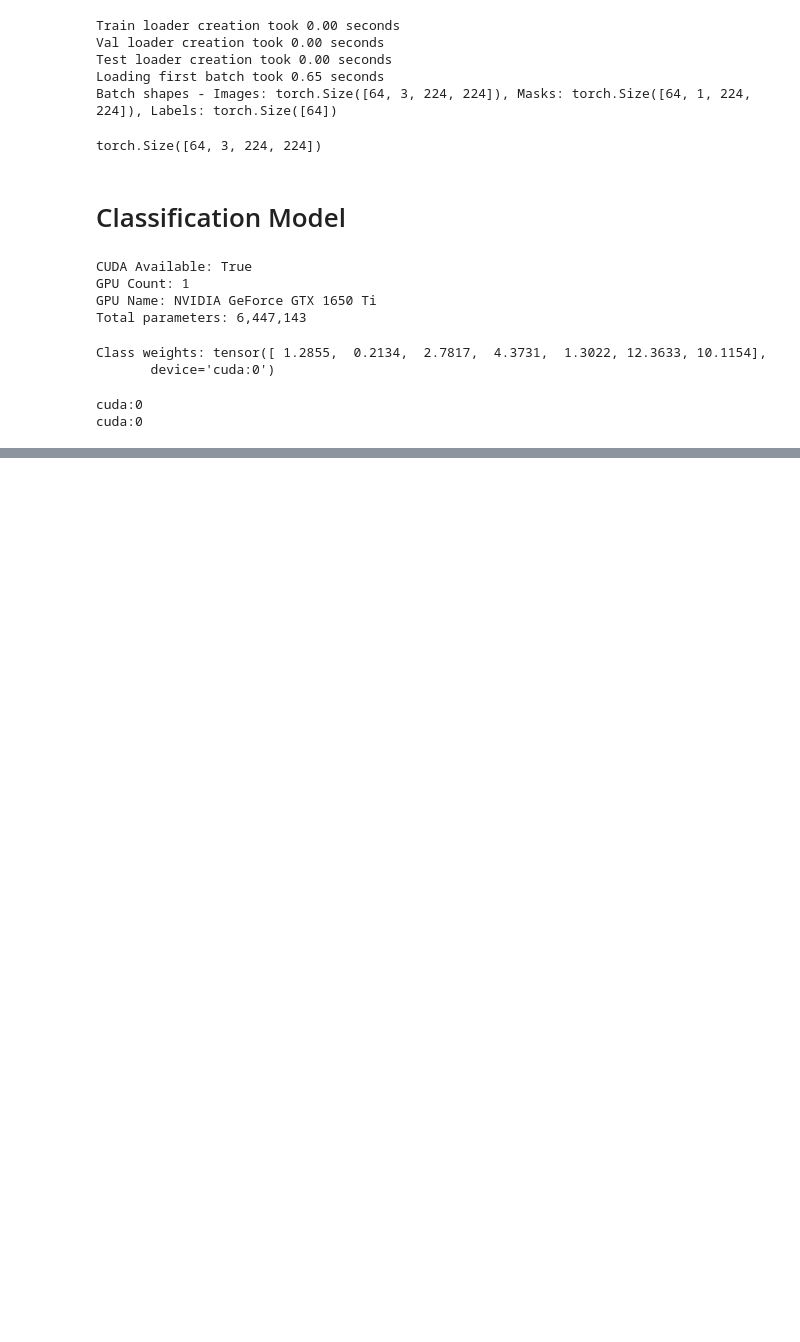
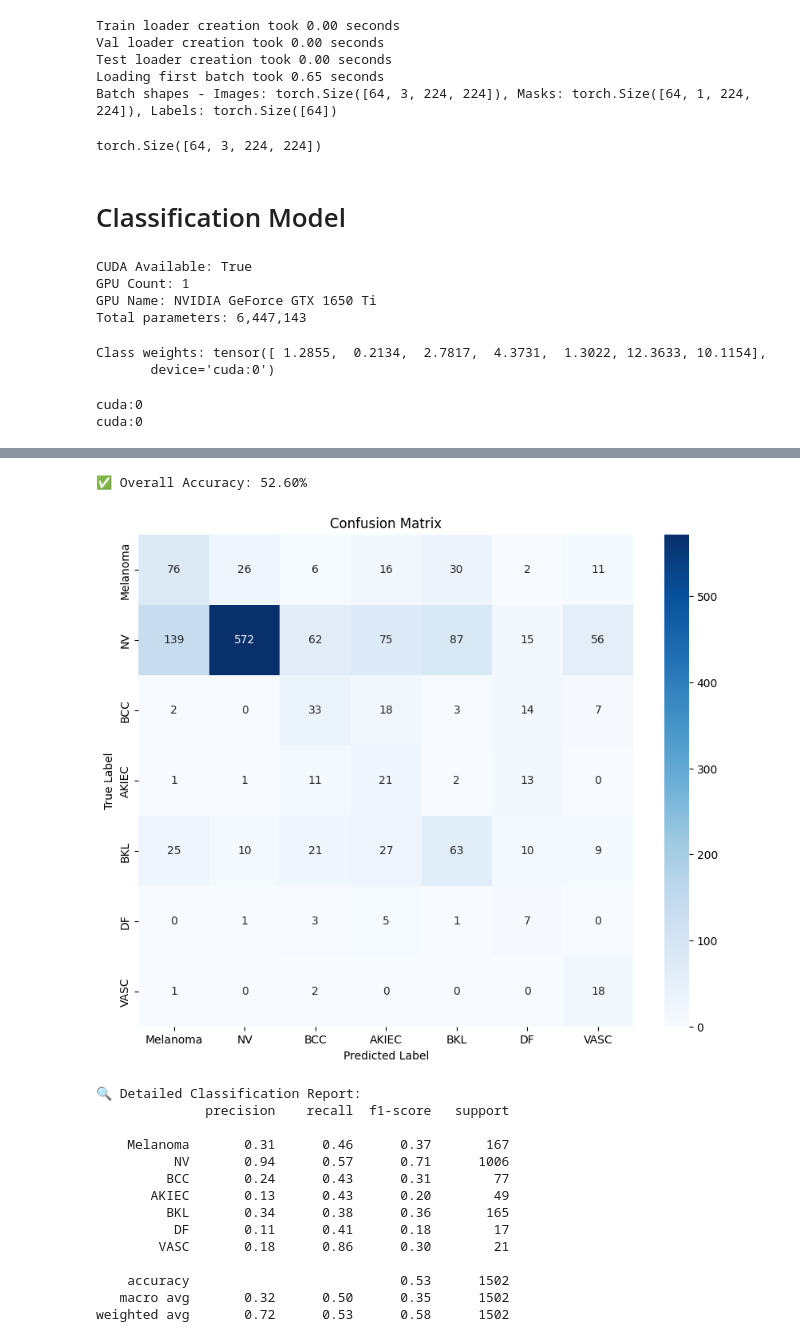
Before and after one commit to AhmedSamir423/Skin-Cancer-Classification-and-Segmentation, a Jupyter notebook: SkinCancerProject.ipynb, the cells around one changed output, grey strips where cells are left out. Cells and saved outputs as stored; diff of their text form; code cells hidden in the pictures; blank space fills up the shorter version.

Commit message:
test4

```diff
--- a/SkinCancerProject.ipynb
+++ b/SkinCancerProject.ipynb
@@ -494,7 +496,7 @@ import torch.optim as optim
 criterion = nn.CrossEntropyLoss(weight=class_weights)  # Scoring system that uses the weights
 
 # Method to help the model learn with L2 regularization (weight_decay)
-optimizer = optim.Adam(model.parameters(), lr=0.001, weight_decay=0.001)  # Adding L2 regularization (weight_decay)
+optimizer = optim.Adam(model.parameters(), lr=0.001, weight_decay=0.005)  # Adding L2 regularization (weight_decay)
 
 # Teach the model for 10 rounds
 num_epochs = 10
@@ -536,0 +555,57 @@ for epoch in range(num_epochs):
+# %%
+def test_model(model, test_loader, class_names, device):
+    model.eval()
+    all_preds = []
+    all_labels = []
+
+    with torch.no_grad():
+        for images, _, labels in test_loader:
+            images = images.to(device)
+            labels = labels.to(device)
+
+            outputs = model(images)
+            _, predicted = torch.max(outputs, 1)
+
+            all_preds.extend(predicted.cpu().numpy())
+            all_labels.extend(labels.cpu().numpy())
+
+    # Convert to numpy arrays
+    all_preds = np.array(all_preds)
+    all_labels = np.array(all_labels)
+
+    # 🧮 Overall Accuracy
+    acc = accuracy_score(all_labels, all_preds)
+    print(f"\n✅ Overall Accuracy: {acc * 100:.2f}%\n")
+
+    # 📉 Confusion Matrix
+    cm = confusion_matrix(all_labels, all_preds)
+    plt.figure(figsize=(10, 8))
+    sns.heatmap(cm, annot=True, fmt="d", cmap="Blues", xticklabels=class_names, yticklabels=class_names)
+    plt.xlabel("Predicted Label")
+    plt.ylabel("True Label")
+    plt.title("Confusion Matrix")
+    plt.show()
+
+    # 📊 Precision, Recall, F1-Score (per class)
+    print("🔍 Detailed Classification Report:")
+    print(classification_report(all_labels, all_preds, target_names=class_names, zero_division=0))
+# %%
+class_names = ["Melanoma", "NV", "BCC", "AKIEC", "BKL", "DF", "VASC"]  # Use your class names
+test_model(model, test_loader, class_names, device)
+# %% [output]
+✅ Overall Accuracy: 52.60%
+[figure, added]
+🔍 Detailed Classification Report:
+              precision    recall  f1-score   support
+
+    Melanoma       0.31      0.46      0.37       167
+          NV       0.94      0.57      0.71      1006
+         BCC       0.24      0.43      0.31        77
+       AKIEC       0.13      0.43      0.20        49
+         BKL       0.34      0.38      0.36       165
+          DF       0.11      0.41      0.18        17
+        VASC       0.18      0.86      0.30        21
+
+    accuracy                           0.53      1502
+   macro avg       0.32      0.50      0.35      1502
+weighted avg       0.72      0.53      0.58      1502
```
Also changed, not shown: parts of 3 cells of this notebook.
